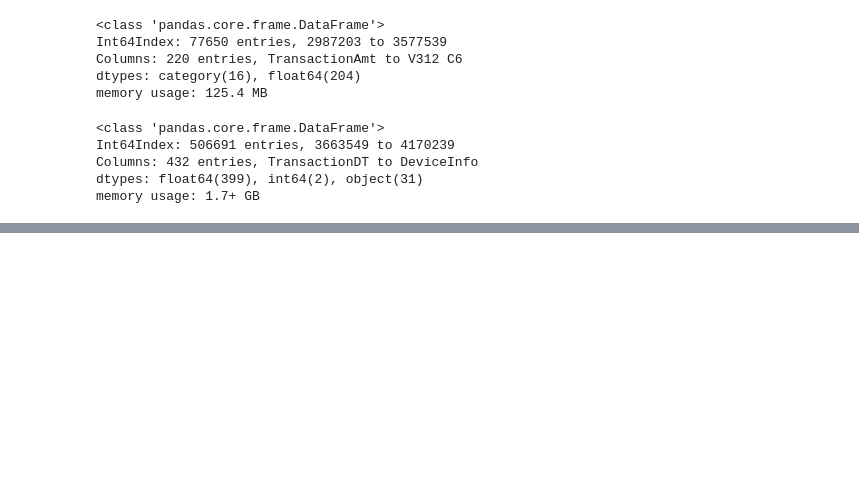
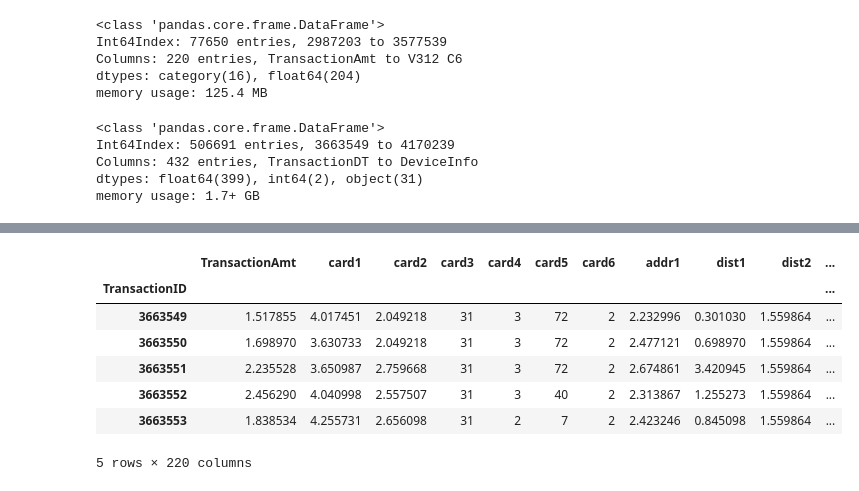
Before and after one commit to VladimirIsakov91/IEEE-CISFraudDetection, a Jupyter notebook: IEEE-CISFraudDetection.ipynb, the cells around one changed output, grey strips where cells are left out. Drawn from its saved outputs; the diff is of its cells as text; code cells hidden in the pictures; blank space fills up the shorter version.

Commit message:
Fix label error

```diff
--- a/IEEE-CISFraudDetection.ipynb
+++ b/IEEE-CISFraudDetection.ipynb
@@ -1616,14 +1630,18 @@ negatives = X[numerical].loc[:, X[numerical].min()<0].min()
 mean_imp = SimpleImputer(strategy='mean')
 mode_imp = SimpleImputer(strategy='most_frequent')
 pol = PolynomialFeatures(interaction_only=True)
+label_encoders = [LabelEncoder() for _ in range(len(categorical))]
 polynomial_f = ['V258', 'V294', 'V91', 'V70', 'C8', 'C14', 'V187', 'V189', 'id_17', 'C4', 'card6', 'V48', 'D2', 'V308', 'V94',
                 'D3', 'C1', 'C11', 'ProductCD', 'C10', 'V102', 'V296', 'V315', 'C5', 'V283', 'V45', 'DeviceType', 'V312', 'V281', 'C6']
 # %%
-X[categorical] = X[categorical].apply(encode, result_type='broadcast',axis=0).astype('category')
 X.loc[:, negatives.index] = X.loc[:, negatives.index].add(-negatives.values)
 X[numerical] =  numpy.log10(X[numerical].add(1))
 X.loc[:, numerical] = mean_imp.fit_transform(X.loc[:, numerical])
 X.loc[:, categorical] = mode_imp.fit_transform(X.loc[:, categorical])
+labels = {}
+for idx, category in enumerate(categorical):
+    X[category] = label_encoders[idx].fit_transform(X[category])
+    labels[category] = {k:v for k,v in zip(label_encoders[idx].classes_, label_encoders[idx].transform(label_encoders[idx].classes_))}
 pol_ = pandas.DataFrame(data=pol.fit_transform(X[polynomial_f]),
                                          columns=pol.get_feature_names(X[polynomial_f].columns),
                                          index=X.index)
@@ -1705,14 +1698,28 @@ polynomial_f_test = [i if i!='id_17' else 'id-17' for i in polynomial_f]
 # %%
-X_test[categorical] = X_test[categorical].apply(encode, result_type='broadcast',axis=0).astype('category')
 X_test.loc[:, negatives.index] = X_test.loc[:, negatives.index].add(-negatives.values)
 X_test[numerical] =  numpy.log10(X_test[numerical].add(1))
 X_test.loc[:, numerical] = mean_imp.transform(X_test.loc[:, numerical])
 X_test.loc[:, categorical] = mode_imp.transform(X_test.loc[:, categorical])
-pol_ = pandas.DataFrame(data=pol.transform(X_test[polynomial_f_test]),
-                                         columns=pol.get_feature_names(X_test[polynomial_f_test].columns),
+X_test[categorical] = X_test[categorical].astype('category')
+
+for category in categorical:
+
+    mode = X_test[category].mode()[0]
+    categories = X_test[category].cat.categories.values
+    for key in categories:
+        if key not in labels[category]:
+            if mode not in labels[category]:
+                labels[category][key] = 0
+            else:
+                labels[category][key] = mode
+
+    X_test[category] = X_test[category].map(labels[category])
+
+pol_ = pandas.DataFrame(data=pol.transform(X_test[polynomial_f]),
+                                         columns=pol.get_feature_names(X_test[polynomial_f].columns),
                                          index=X_test.index)
 
-pol_.drop(columns=polynomial_f_test, inplace=True)
+pol_.drop(columns=polynomial_f, inplace=True)
 X_test = X_test.join(pol_, how='left')
 X_test[categorical] = X_test[categorical].astype('category')
 # %%
@@ -1728,3 +1735,14 @@ memory usage: 822.3 MB
+# %%
+X_test.head()
+# %% [output]
+|  | TransactionAmt | card1 | card2 | card3 | card4 | card5 | card6 | addr1 | dist1 | dist2 | ... |
+| TransactionID |  |  |  |  |  |  |  |  |  |  | ... |
+| 3663549 | 1.517855 | 4.017451 | 2.049218 | 31 | 3 | 72 | 2 | 2.232996 | 0.301030 | 1.559864 | ... |
+| 3663550 | 1.698970 | 3.630733 | 2.049218 | 31 | 3 | 72 | 2 | 2.477121 | 0.698970 | 1.559864 | ... |
+| 3663551 | 2.235528 | 3.650987 | 2.759668 | 31 | 3 | 72 | 2 | 2.674861 | 3.420945 | 1.559864 | ... |
+| 3663552 | 2.456290 | 4.040998 | 2.557507 | 31 | 3 | 40 | 2 | 2.313867 | 1.255273 | 1.559864 | ... |
+| 3663553 | 1.838534 | 4.255731 | 2.656098 | 31 | 2 | 7 | 2 | 2.423246 | 0.845098 | 1.559864 | ... |
+5 rows × 220 columns
 # %%
 categorical_features = [X_train.columns.get_loc(column) for column in X_train.select_dtypes(include=['category']).columns]
 resampler = SMOTENC(sampling_strategy='minority', categorical_features=categorical_features, random_state=SEED, n_jobs=JOBS, k_neighbors=5)
```
Also changed, not shown: parts of 10 cells of this notebook, 1 other file.
